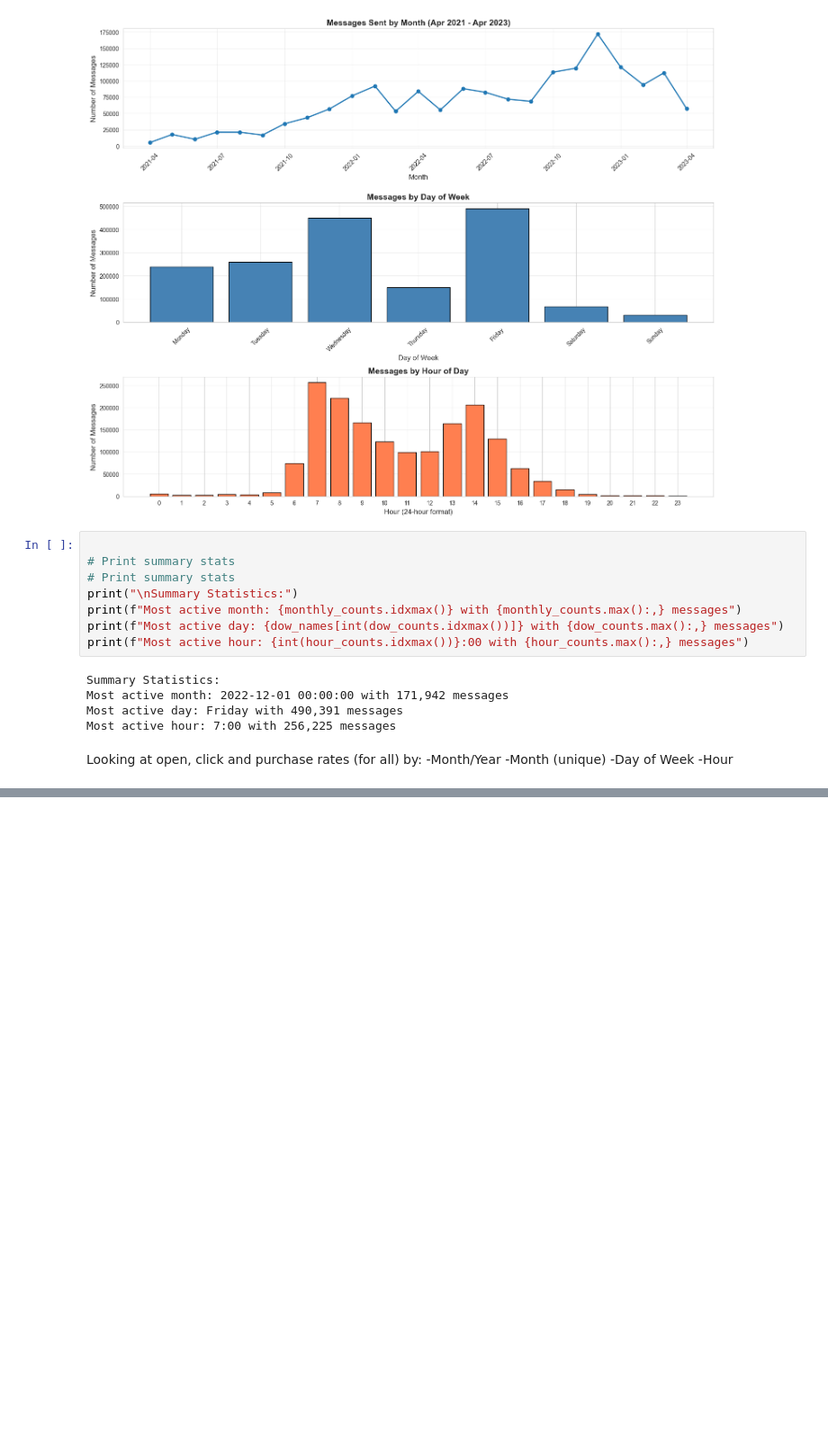
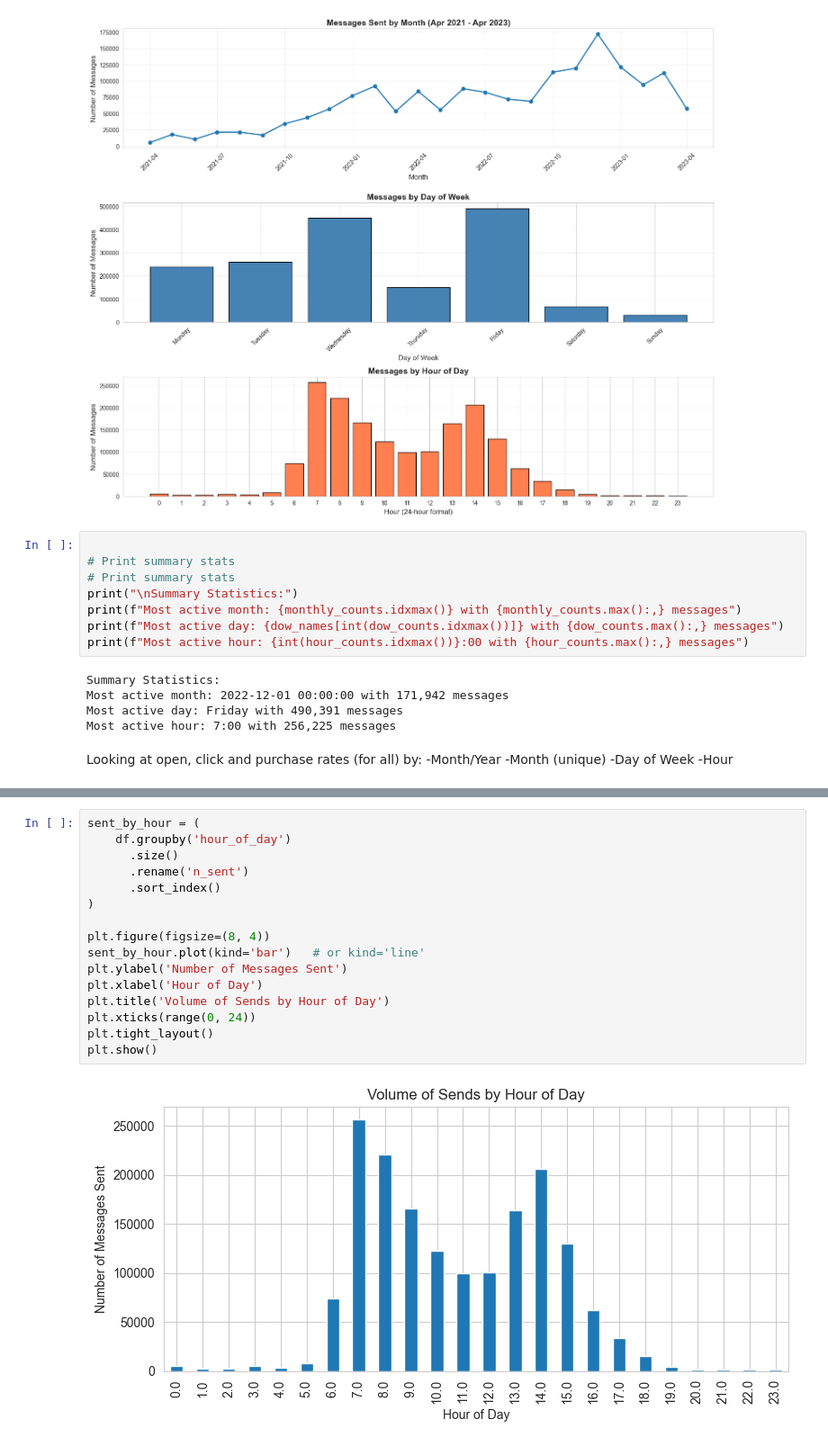
Before and after one commit to NikolozDarsalia/message-campaign-engagement-analysis, a Jupyter notebook: EDA/sgf/sgf_EDA.ipynb, the cells around one changed output, grey strips where cells are left out. Shown: that part at 90% size. Drawn from its saved outputs; the diff is of its cells as text; blank space fills up the shorter version.

```diff
--- a/EDA/sgf/sgf_EDA.ipynb
+++ b/EDA/sgf/sgf_EDA.ipynb
@@ -436,0 +466,18 @@ Total Messages: 1,686,465
+# %%
+sent_by_hour = (
+    df.groupby('hour_of_day')
+      .size()
+      .rename('n_sent')
+      .sort_index()
+)
+
+plt.figure(figsize=(8, 4))
+sent_by_hour.plot(kind='bar')   # or kind='line'
+plt.ylabel('Number of Messages Sent')
+plt.xlabel('Hour of Day')
+plt.title('Volume of Sends by Hour of Day')
+plt.xticks(range(0, 24))
+plt.tight_layout()
+plt.show()
+# %% [output]
+[figure, added]
```
Also changed, not shown: parts of 18 cells of this notebook, 10 other files.
